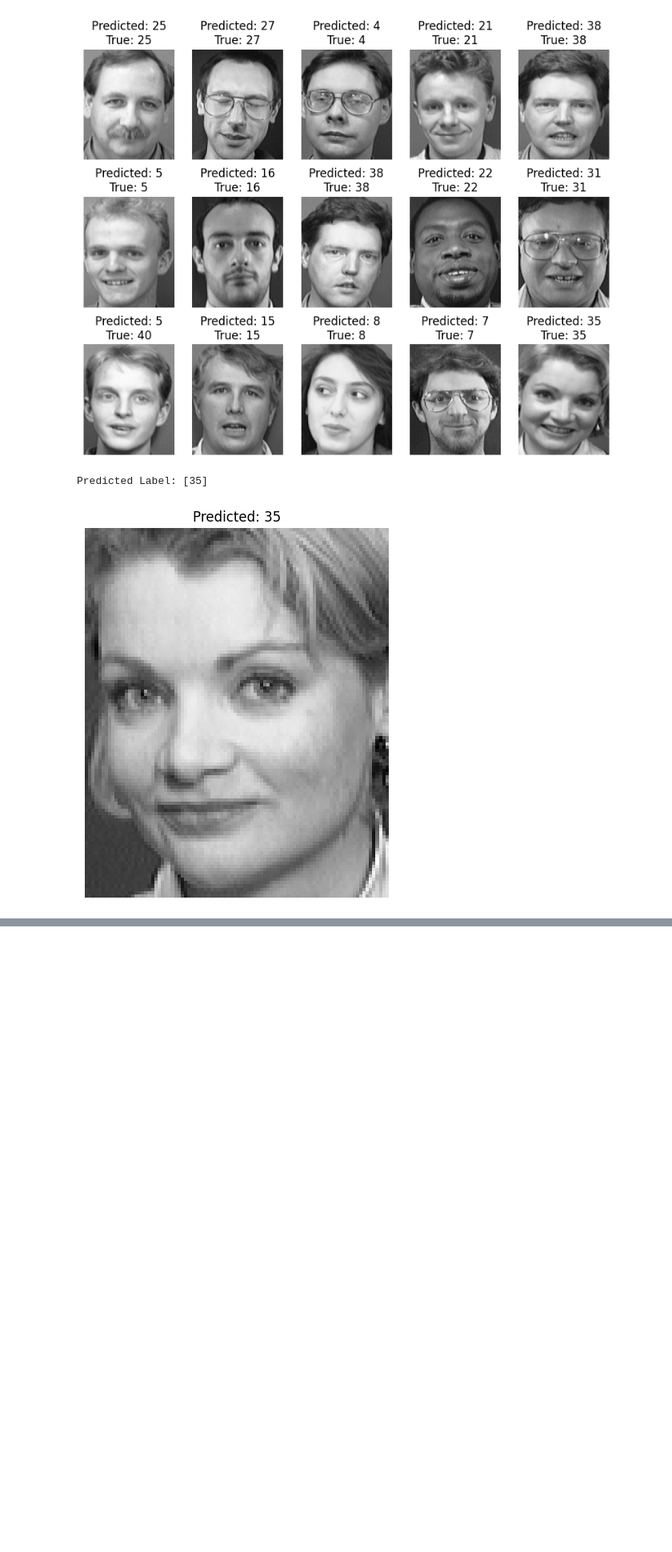
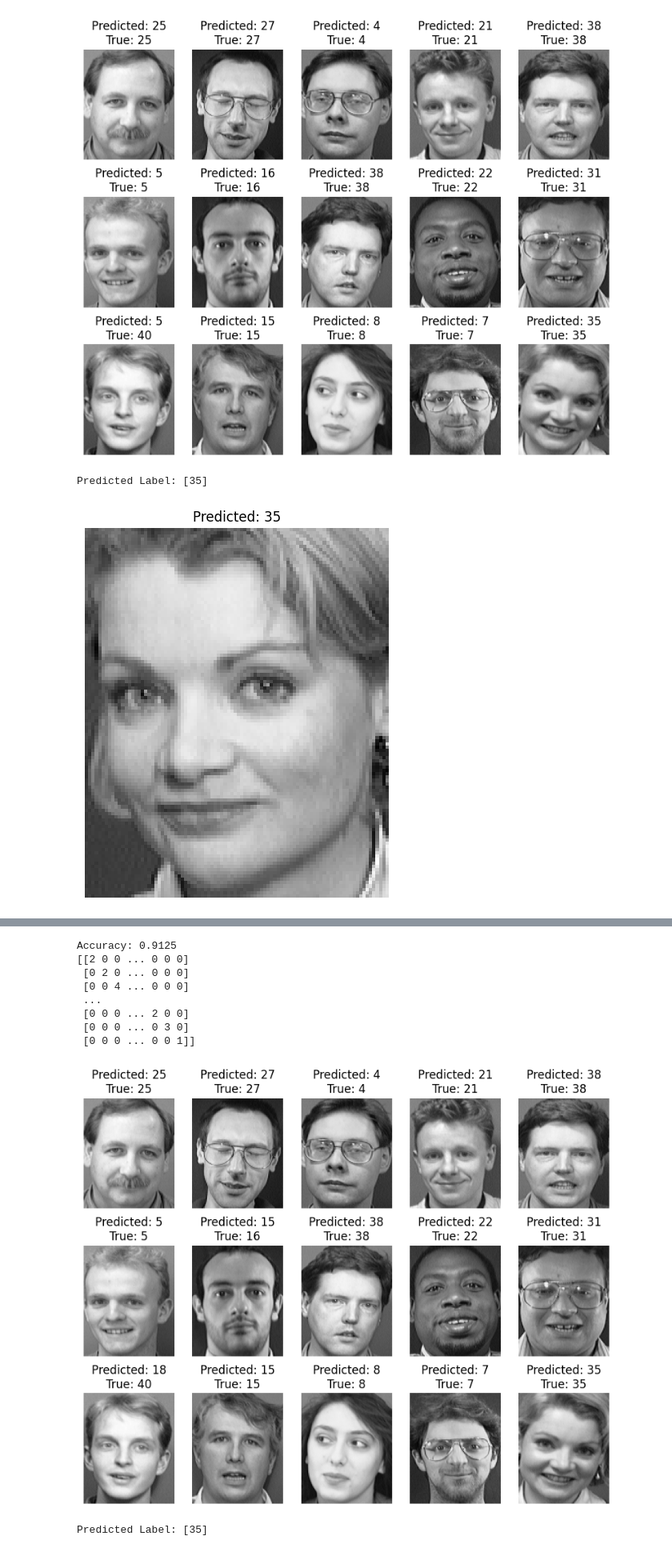
Before and after one commit to dpallabi/Face-recognition, a Jupyter notebook: ORL_dataset.ipynb, the cells around one changed output, grey strips where cells are left out. Shown at 80% size. Drawn from its saved outputs; the diff is of its cells as text; code cells hidden in the pictures; blank space fills up the shorter version.

```diff
--- a/ORL_dataset.ipynb
+++ b/ORL_dataset.ipynb
@@ -253,0 +382,77 @@ plt.show()
+# %%
+from sklearn.model_selection import train_test_split
+from sklearn.decomposition import PCA
+from sklearn.neighbors import KNeighborsClassifier
+from sklearn.metrics import accuracy_score, confusion_matrix
+import matplotlib.pyplot as plt
+from skimage.io import imread
+import numpy as np
+
+# Split dataset
+X_train, X_test, y_train, y_test = train_test_split(images, labels, test_size=0.2, random_state=42)
+
+# Reshape datasets for PCA
+nsamples, nx, ny = X_train.shape
+d2_train_dataset = X_train.reshape((nsamples, nx * ny))
+
+nsamples, nx, ny = X_test.shape
+d2_test_dataset = X_test.reshape((nsamples, nx * ny))
+
+# Apply PCA
+n = 80
+pca = PCA(n_components=n, random_state=42)
+X_train_pca = pca.fit_transform(d2_train_dataset)
+X_test_pca = pca.transform(d2_test_dataset)
+
+# Train K-Nearest Neighbors Classifier
+knn_classifier = KNeighborsClassifier()
+knn_classifier.fit(X_train_pca, y_train)
+
+# Predict on test set
+y_pred = knn_classifier.predict(X_test_pca)
+
+# Evaluate model
+accuracy = accuracy_score(y_test, y_pred)
+print("Accuracy:", accuracy)
+print(confusion_matrix(y_test, y_pred))
+
+# Visualization of results
+plt.figure(figsize=(10, 8))
+for i in range(15):
+    plt.subplot(3, 5, i + 1)
+    plt.imshow(X_test[i], cmap='gray')
+    plt.title(f"Predicted: {y_pred[i]}\nTrue: {y_test[i]}")
+    plt.axis("off")
+plt.show()
+
+# Testing with a single image
+pgm_image_path = 'drive/MyDrive/ORL/s35/5.pgm'
+pgm_image = imread(pgm_image_path)
+
+# Reshape the single image
+flattened_image = pgm_image.reshape((1, nx * ny))
+
+# Transform using PCA
+image_pca = pca.transform(flattened_image)
+
+# Predict label
+predicted_label = knn_classifier.predict(image_pca)
+print("Predicted Label:", predicted_label)
+
+# Visualize the prediction
+plt.figure(figsize=(8, 6))
+plt.imshow(pgm_image, cmap="gray")
+plt.title(f"Predicted: {predicted_label[0]}")
+plt.axis("off")
+plt.show()
+# %% [output]
+Accuracy: 0.9125
+[[2 0 0 ... 0 0 0]
+ [0 2 0 ... 0 0 0]
+ [0 0 4 ... 0 0 0]
+ ...
+ [0 0 0 ... 2 0 0]
+ [0 0 0 ... 0 3 0]
+ [0 0 0 ... 0 0 1]]
+[figure, added]
+Predicted Label: [35]
```
Also changed, not shown: parts of 18 cells of this notebook.
